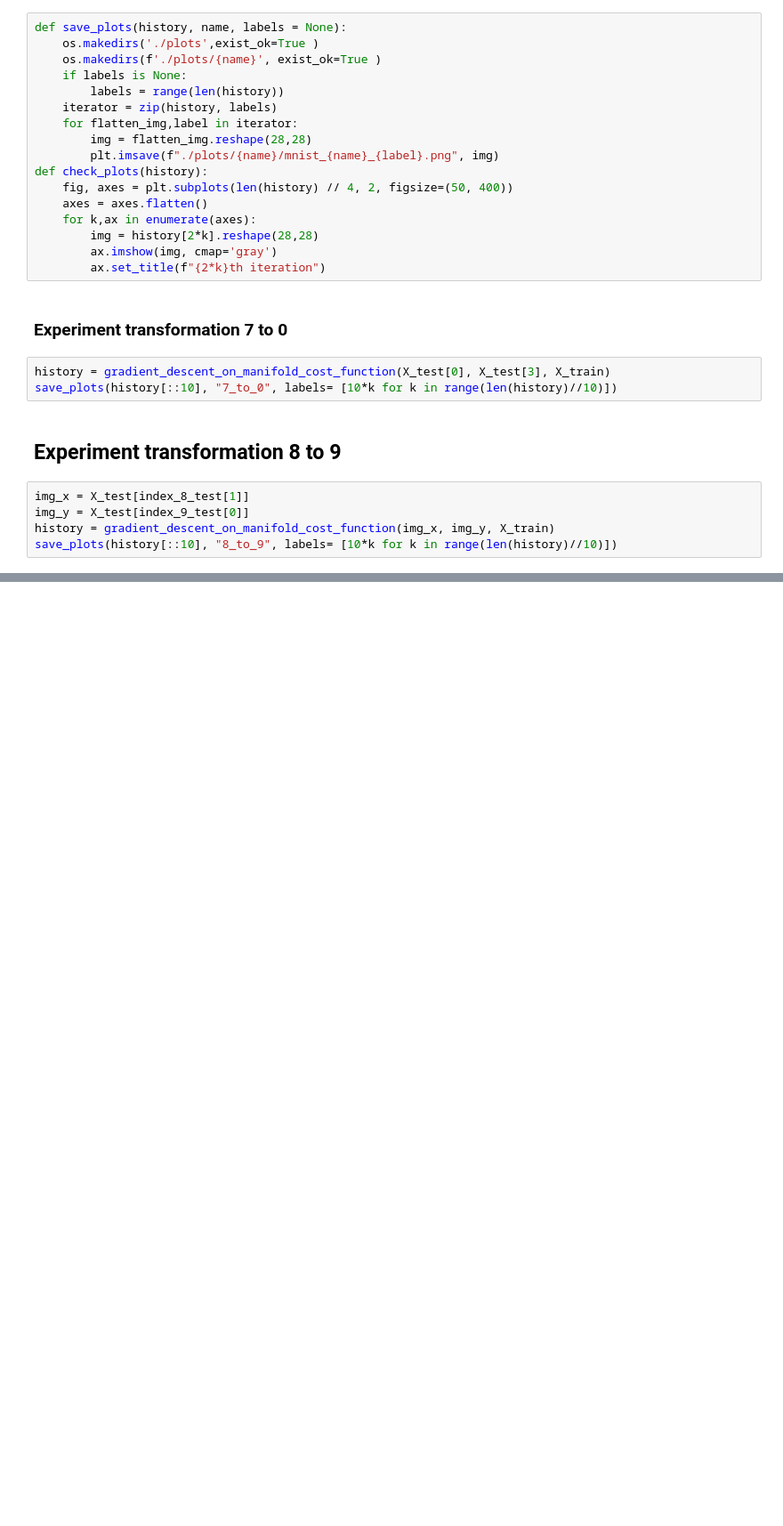
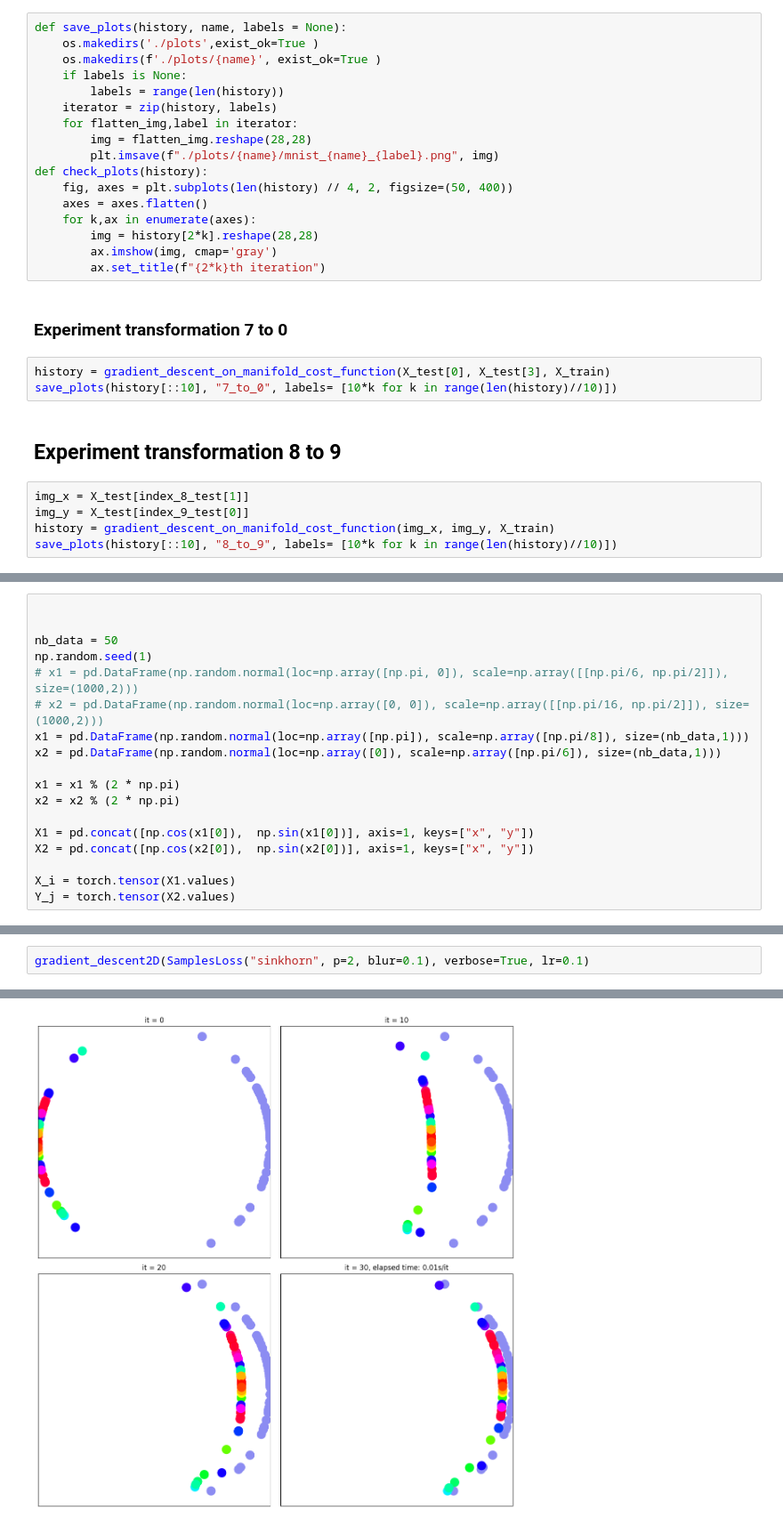
Before and after one commit to kerrianlc/Sinkhorn, a Jupyter notebook: plots.ipynb, the cells around one changed output, grey strips where cells are left out. Shown: that part at 89% size. Drawn from its saved outputs; the diff is of its cells as text; blank space fills up the shorter version.

Commit message:
[Loss Extension and Plots]

```diff
--- a/plots.ipynb
+++ b/plots.ipynb
@@ -105,0 +161,18 @@ save_plots(history[::10], "8_to_9", labels= [10*k for k in range(len(history)//1
+# %%
+
+
+nb_data = 50
+np.random.seed(1)
+# x1 = pd.DataFrame(np.random.normal(loc=np.array([np.pi, 0]), scale=np.array([[np.pi/6, np.pi/2]]), size=(1000,2)))
+# x2 = pd.DataFrame(np.random.normal(loc=np.array([0, 0]), scale=np.array([[np.pi/16, np.pi/2]]), size=(1000,2)))
+x1 = pd.DataFrame(np.random.normal(loc=np.array([np.pi]), scale=np.array([np.pi/8]), size=(nb_data,1)))
+x2 = pd.DataFrame(np.random.normal(loc=np.array([0]), scale=np.array([np.pi/6]), size=(nb_data,1)))
+
+x1 = x1 % (2 * np.pi)
+x2 = x2 % (2 * np.pi)
+
+X1 = pd.concat([np.cos(x1[0]),  np.sin(x1[0])], axis=1, keys=["x", "y"])
+X2 = pd.concat([np.cos(x2[0]),  np.sin(x2[0])], axis=1, keys=["x", "y"])
+
+X_i = torch.tensor(X1.values)
+Y_j = torch.tensor(X2.values)
@@ -105,0 +240,3 @@ save_plots(history[::10], "8_to_9", labels= [10*k for k in range(len(history)//1
+# %%
+gradient_descent2D(SamplesLoss("sinkhorn", p=2, blur=0.1), verbose=True, lr=0.1)
+# %% [output]
@@ -105,0 +260 @@ save_plots(history[::10], "8_to_9", labels= [10*k for k in range(len(history)//1
+[figure, added]
```
Also changed, not shown: parts of 6 cells of this notebook, 5 other files.
